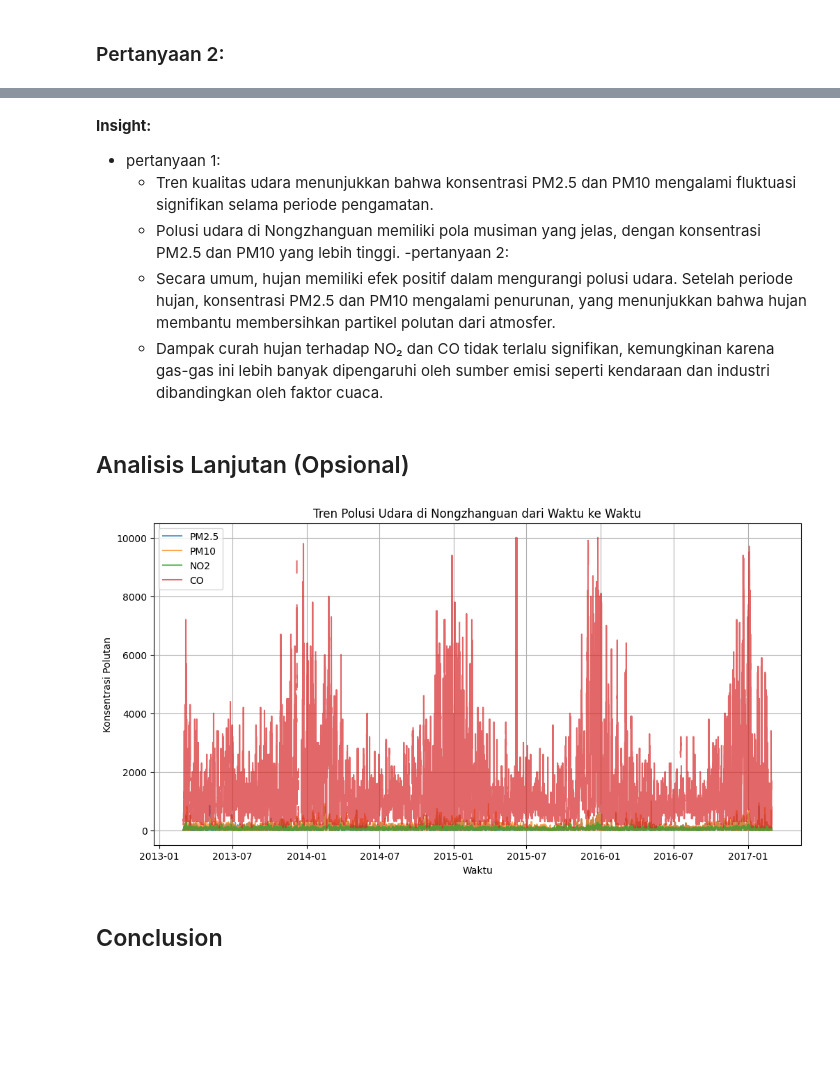
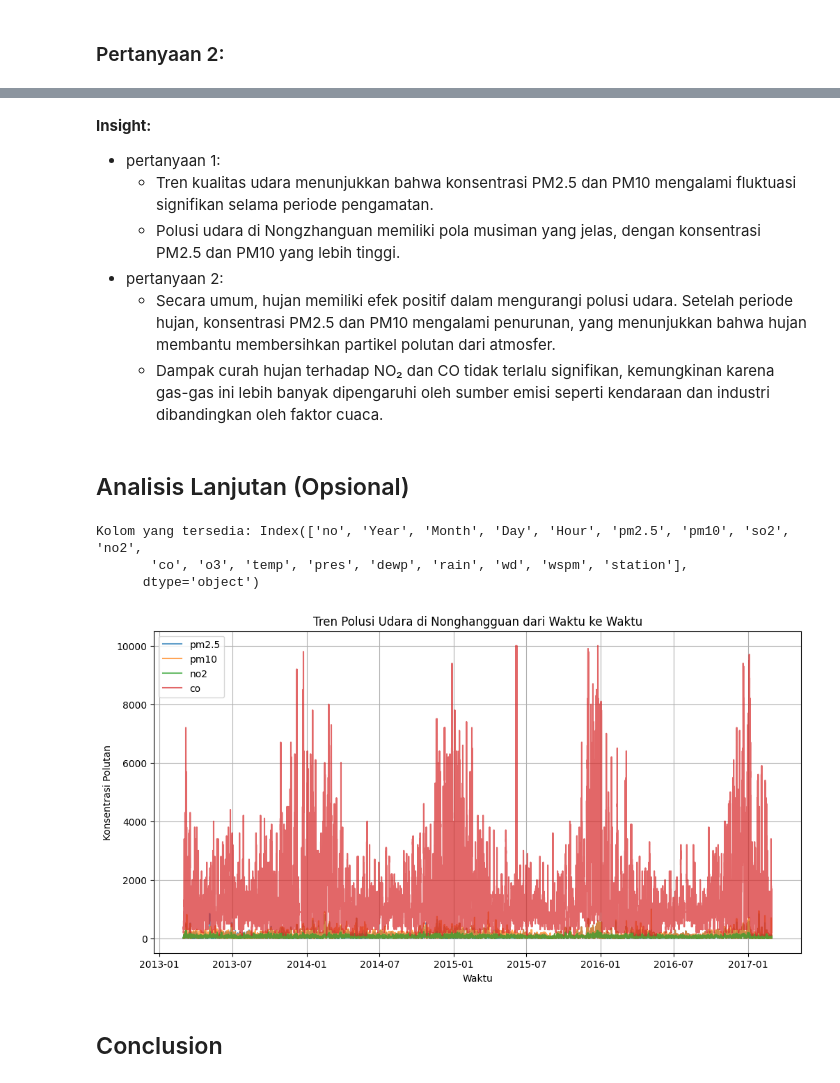
Before and after one commit to adhiputra002/Proyek-akhir-analisis-data, a Jupyter notebook: notebook.ipynb, the cells around one changed output, grey strips where cells are left out. Cells and saved outputs as stored; diff of their text form; code cells hidden in the pictures; blank space fills up the shorter version.

```diff
--- a/notebook.ipynb
+++ b/notebook.ipynb
@@ -171,0 +160,3 @@ plt.show()
+# %%
+df.columns = df.columns.str.strip()  # Hilangkan spasi yang tidak terlihat
+print(df.columns)
@@ -171,0 +167,4 @@ plt.show()
+# %%
+### 4. Mengisi Missing Values ###
+# Mengisi NaN pada kolom polusi udara dengan median
+df[numeric_cols] = df[numeric_cols].fillna(df[numeric_cols].median())
@@ -259,13 +272,11 @@ plt.show()
 # %% [markdown]
 ### Pertanyaan 1:
 # %%
-
-# Load dataset
-file_path = "/mnt/PRSA_Data_Nongzhanguan_20130301-20170228.csv"
-df = pd.read_csv(file_path)
-
 # Cek nama kolom yang tersedia
 print(df.columns)
+
+# Ubah nama kolom menjadi huruf kecil agar lebih mudah diakses
+df.columns = df.columns.str.lower()
 
 # Cek apakah ada kolom yang mengandung tanggal
 if 'date' in df.columns:
@@ -280,8 +291,8 @@ df.set_index('date', inplace=True)
 
 # Plot tren PM2.5 dan PM10
 plt.figure(figsize=(12, 6))
-plt.plot(df.index, df['PM2.5'], label='PM2.5', color='blue', alpha=0.7)
-plt.plot(df.index, df['PM10'], label='PM10', color='red', alpha=0.7)
+plt.plot(df.index, df['pm2.5'], label='PM2.5', color='blue', alpha=0.7)
+plt.plot(df.index, df['pm10'], label='PM10', color='red', alpha=0.7)
 
 # Format plot
 plt.xlabel('Tanggal')
@@ -336,46 +362,52 @@ Name: RAIN, dtype: float64
 - pertanyaan 1:
     - Tren kualitas udara menunjukkan bahwa konsentrasi PM2.5 dan PM10 mengalami fluktuasi signifikan selama periode pengamatan.
     - Polusi udara di Nongzhanguan memiliki pola musiman yang jelas, dengan konsentrasi PM2.5 dan PM10 yang lebih tinggi.
--pertanyaan 2:
+- pertanyaan 2:
     - Secara umum, hujan memiliki efek positif dalam mengurangi polusi udara. Setelah periode hujan, konsentrasi PM2.5 dan PM10 mengalami penurunan, yang menunjukkan bahwa hujan membantu membersihkan partikel polutan dari atmosfer.
     - Dampak curah hujan terhadap NO₂ dan CO tidak terlalu signifikan, kemungkinan karena gas-gas ini lebih banyak dipengaruhi oleh sumber emisi seperti kendaraan dan industri dibandingkan oleh faktor cuaca.
 # %% [markdown]
 ## Analisis Lanjutan (Opsional)
 # %%
-import pandas as pd
-import matplotlib.pyplot as plt
-
-# Load dataset
-file_path = "/mnt/PRSA_Data_Nongzhanguan_20130301-20170228.csv"
-df = pd.read_csv(file_path)
-
 # Pastikan kolom 'date' ada, jika tidak, cek nama yang sesuai di dataset
 df.rename(columns={'year': 'Year', 'month': 'Month', 'day': 'Day', 'hour': 'Hour'}, inplace=True)
 
-# Buat kolom datetime dari Year, Month, Day, dan Hour
-df['datetime'] = pd.to_datetime(df[['Year', 'Month', 'Day', 'Hour']])
+# Cetak nama kolom yang tersedia
+print("Kolom yang tersedia:", df.columns)
 
-# Set kolom datetime sebagai index untuk visualisasi tren waktu
+# Bersihkan dan normalisasi nama kolom
+df.columns = df.columns.str.strip().str.lower()
+
+# Buat kolom datetime dari Year, Month, Day, and Hour
+df['datetime'] = pd.to_datetime(df[['year', 'month', 'day', 'hour']])
+
+# Set kolom datetime sebagai index
 df.set_index('datetime', inplace=True)
 
-# Pilih kolom polusi yang akan divisualisasikan
-pollutants = ['PM2.5', 'PM10', 'NO2', 'CO']
+# Pilih polutan yang akan divisualisasikan
+pollutants = ['pm2.5', 'pm10', 'no2', 'co']
+existing_cols = [col for col in pollutants if col in df.columns]
 
-# Buat plot untuk masing-masing polutan
-plt.figure(figsize=(12, 6))
+if existing_cols:
+    # Buat plot untuk masing-masing polutan
+    plt.figure(figsize=(12, 6))
 
-for pollutant in pollutants:
-    plt.plot(df.index, df[pollutant], label=pollutant, alpha=0.7)
+    for pollutant in existing_cols:
+        plt.plot(df.index, df[pollutant], label=pollutant, alpha=0.7)
 
-# Format plot
-plt.xlabel('Waktu')
-plt.ylabel('Konsentrasi Polutan')
-plt.title('Tren Polusi Udara di Nongzhanguan dari Waktu ke Waktu')
-plt.legend()
-plt.grid()
-plt.show()
+    # Format plot
+    plt.xlabel('Waktu')
+    plt.ylabel('Konsentrasi Polutan')
+    plt.title('Tren Polusi Udara di Nonghangguan dari Waktu ke Waktu')
+    plt.legend()
+    plt.grid()
+    plt.show()
+else:
+    print("Tidak ada kolom polutan yang ditemukan dalam DataFrame!")
 # %% [output]
+Kolom yang tersedia: Index(['no', 'Year', 'Month', 'Day', 'Hour', 'pm2.5', 'pm10', 'so2', 'no2',
+       'co', 'o3', 'temp', 'pres', 'dewp', 'rain', 'wd', 'wspm', 'station'],
+      dtype='object')
-[figure, old version]
+[figure, new version]
 # %% [markdown]
 ## Conclusion
 # %% [markdown]
```
Also changed, not shown: parts of 18 cells of this notebook.
